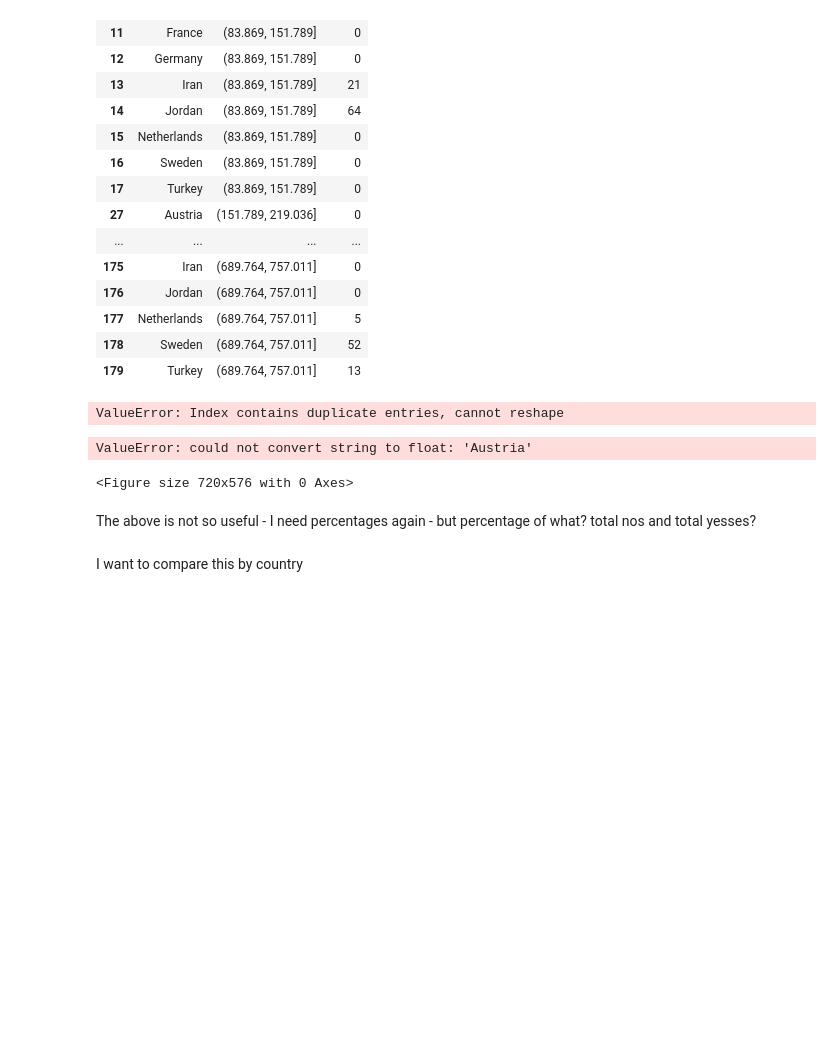
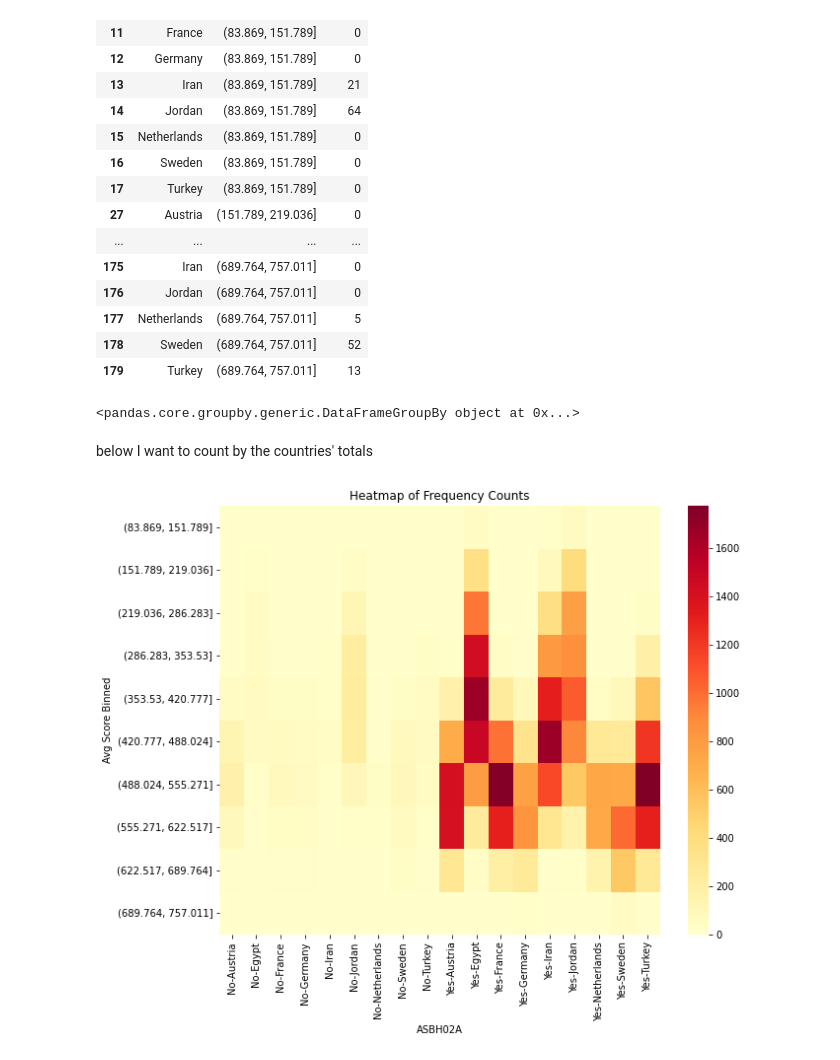
Before and after one commit to SophieESpencer/Comparison, a Jupyter notebook: 5.13 (playing) Analysis - immigrant status- adding country in the cross tab.ipynb, the cells around one changed output. Saved outputs shown, nothing was run; the diff lists cells and outputs as text; code cells hidden in the pictures; blank space fills up the shorter version.

Commit message:
progress made on df_no heatmap

```diff
--- a/5.13 (playing) Analysis - immigrant status- adding country in the cross tab.ipynb
+++ b/5.13 (playing) Analysis - immigrant status- adding country in the cross tab.ipynb
@@ -111,20 +151,36 @@ df_yes
 | 177 | Netherlands | (689.764, 757.011] | 5 |
 | 178 | Sweden | (689.764, 757.011] | 52 |
 | 179 | Turkey | (689.764, 757.011] | 13 |
-# %%
-# Convert avgscore_binned to categorical with the specified order
-contingency_table_melted['avgscore_binned'] = pd.Categorical(contingency_table_melted['avgscore_binned'],
-                                       categories=[
-                                           '(83.869, 151.789]', '(151.789, 219.036]', '(219.036, 286.283]',
-                                           '(286.283, 353.53]', '(353.53, 420.777]', '(420.777, 488.024]',
-                                           '(488.024, 555.271]', '(555.271, 622.517]', '(622.517, 689.764]',
-                                           '(689.764, 757.011]'],
-                                       ordered=True)
+# %%
+df_no_grouped= df_no.groupby("Country")
+df_no_grouped
+# %% [output]
+<pandas.core.groupby.generic.DataFrameGroupBy object at 0x...>
+# %% [markdown]
+below I want to count by the countries' totals
+# %%
+# Calculate total counts for 'No' and 'Yes'
+total_no = contingency_table_melted[contingency_table_melted['ASBH02A'] == 'No']['count'].sum()
+total_yes = contingency_table_melted[contingency_table_melted['ASBH02A'] == 'Yes']['count'].sum()
+
+# Calculate the percentage
+contingency_table_melted['percentage'] = contingency_table_melted.apply(lambda row: (row['count'] / total_no * 100) if row['ASBH02A'] == 'No' else (row['count'] / total_yes * 100), axis=1)
 # %%
 # Assuming contingency_table_melted is your DataFrame
 # You might need to pivot the DataFrame to create a matrix for the heatmap
 ## index, column, values
+heatmap_data = contingency_table_melted.pivot(index = "avgscore_binned", columns = ["ASBH02A","Country"], values = "count")
 
-heatmap_data = contingency_table_melted.pivot(index = "Country", columns = "avgscore_binned",values = "count")
+# Create the heatmap
+plt.figure(figsize=(10, 8))
+sns.heatmap(heatmap_data, cmap='YlOrRd', annot=False)
+
+# Add title and labels
+plt.title('Heatmap of Frequency Counts')
+plt.xlabel('ASBH02A')
+plt.ylabel('Avg Score Binned')
+
+# Show the plot
+plt.show()
 # %% [output]
-ValueError: Index contains duplicate entries, cannot reshape
+[figure, added]
@@ -157,19 +186,0 @@ sorted_pivot_df = pivot_df_experienceinschool.loc[index_df.index]
-# %%
-# Create the heatmap
-plt.figure(figsize=(10, 8))
-sns.heatmap(df_no, cmap='YlOrRd', annot=True, fmt="d")
-
-# Add title and labels
-plt.title('Heatmap of Frequency Counts')
-plt.xlabel('ASBH02A')
-plt.ylabel('Avg Score Binned')
-
-# Show the plot
-plt.show()
-# %% [output]
-ValueError: could not convert string to float: 'Austria'
-<Figure size 720x576 with 0 Axes>
-# %% [markdown]
-The above is not so useful - I need percentages again - but percentage of what? total nos and total yesses?
-# %% [markdown]
-I want to compare this by country
```
Also changed, not shown: parts of 5 cells of this notebook, 1 other file.
